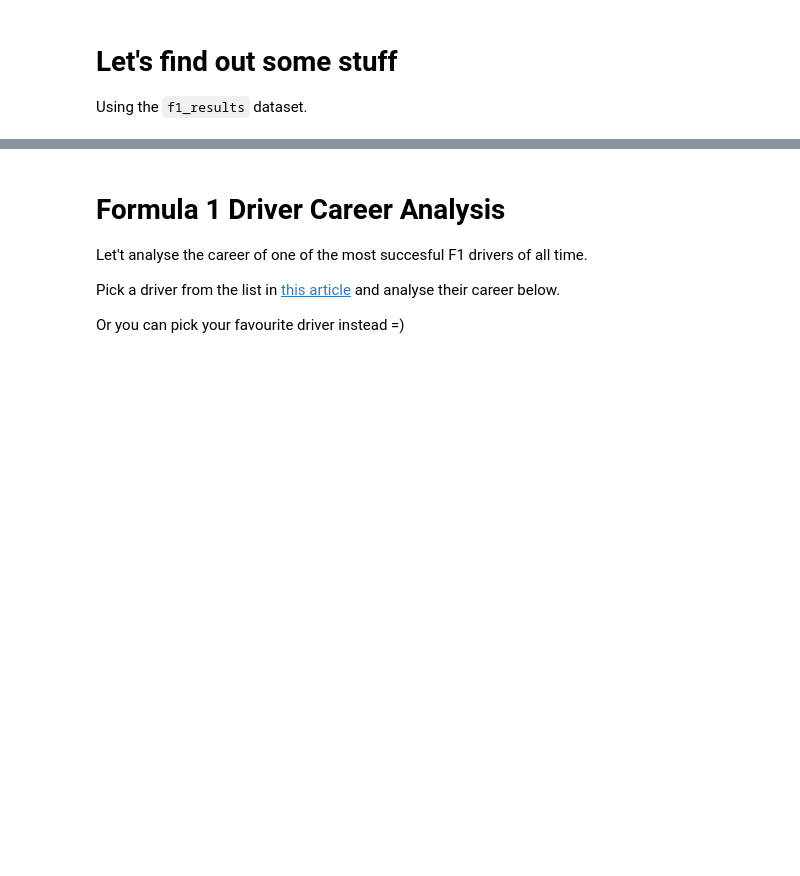
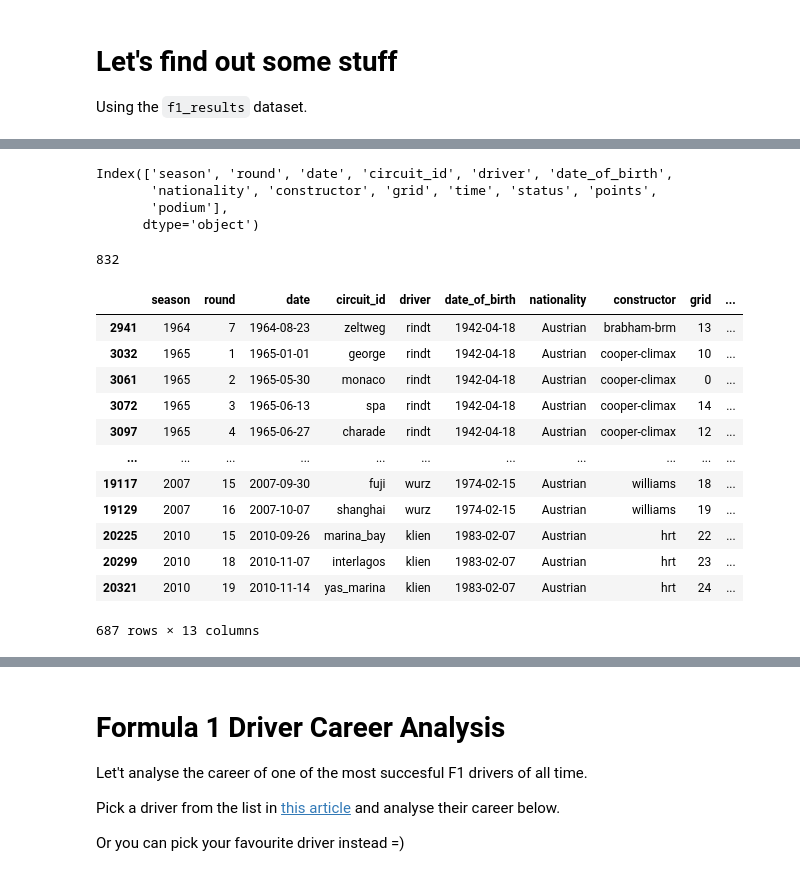
Before and after one commit to Edward1123/bootcamp, a Jupyter notebook: 2022/python_workshop/notebooks/08_pandas.ipynb, the cells around one changed output, grey strips where cells are left out. Saved outputs shown, nothing was run; the diff lists cells and outputs as text; code cells hidden in the pictures; blank space fills up the shorter version.

```diff
--- a/2022/python_workshop/notebooks/08_pandas.ipynb
+++ b/2022/python_workshop/notebooks/08_pandas.ipynb
@@ -851,12 +859,38 @@ f1_results.head()
 # first, clean up the data in the f1_results dataframe
 
 # lowercase all the columns so that they are easier to use
+
+f1_results.columns = f1_results.columns.str.lower()
 # %%
 # what columns are in this dataset?
+f1_results.columns
+# %% [output]
+Index(['season', 'round', 'date', 'circuit_id', 'driver', 'date_of_birth',
+       'nationality', 'constructor', 'grid', 'time', 'status', 'points',
+       'podium'],
+      dtype='object')
 # %%
 # how many distinct drivers are in the dataset?
+len(f1_results['driver'].unique())
+# %% [output]
+832
 # %%
 # which of those drivers are Austrian?
+f1_results.query("nationality == 'Austrian'")
+# %% [output]
+|  | season | round | date | circuit_id | driver | date_of_birth | nationality | constructor | grid | ... |
+| 2941 | 1964 | 7 | 1964-08-23 | zeltweg | rindt | 1942-04-18 | Austrian | brabham-brm | 13 | ... |
+| 3032 | 1965 | 1 | 1965-01-01 | george | rindt | 1942-04-18 | Austrian | cooper-climax | 10 | ... |
+| 3061 | 1965 | 2 | 1965-05-30 | monaco | rindt | 1942-04-18 | Austrian | cooper-climax | 0 | ... |
+| 3072 | 1965 | 3 | 1965-06-13 | spa | rindt | 1942-04-18 | Austrian | cooper-climax | 14 | ... |
+| 3097 | 1965 | 4 | 1965-06-27 | charade | rindt | 1942-04-18 | Austrian | cooper-climax | 12 | ... |
+| ... | ... | ... | ... | ... | ... | ... | ... | ... | ... | ... |
+| 19117 | 2007 | 15 | 2007-09-30 | fuji | wurz | 1974-02-15 | Austrian | williams | 18 | ... |
+| 19129 | 2007 | 16 | 2007-10-07 | shanghai | wurz | 1974-02-15 | Austrian | williams | 19 | ... |
+| 20225 | 2010 | 15 | 2010-09-26 | marina_bay | klien | 1983-02-07 | Austrian | hrt | 22 | ... |
+| 20299 | 2010 | 18 | 2010-11-07 | interlagos | klien | 1983-02-07 | Austrian | hrt | 23 | ... |
+| 20321 | 2010 | 19 | 2010-11-14 | yas_marina | klien | 1983-02-07 | Austrian | hrt | 24 | ... |
+687 rows × 13 columns
 # %%
 # what are the results from the latest race?
 
```
Also changed, not shown: parts of 4 cells of this notebook.
